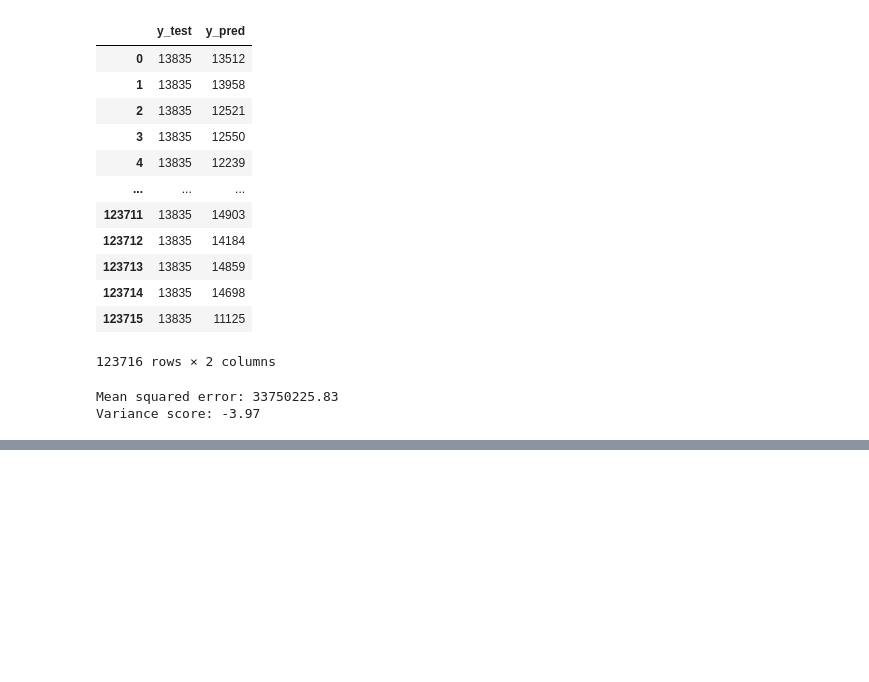
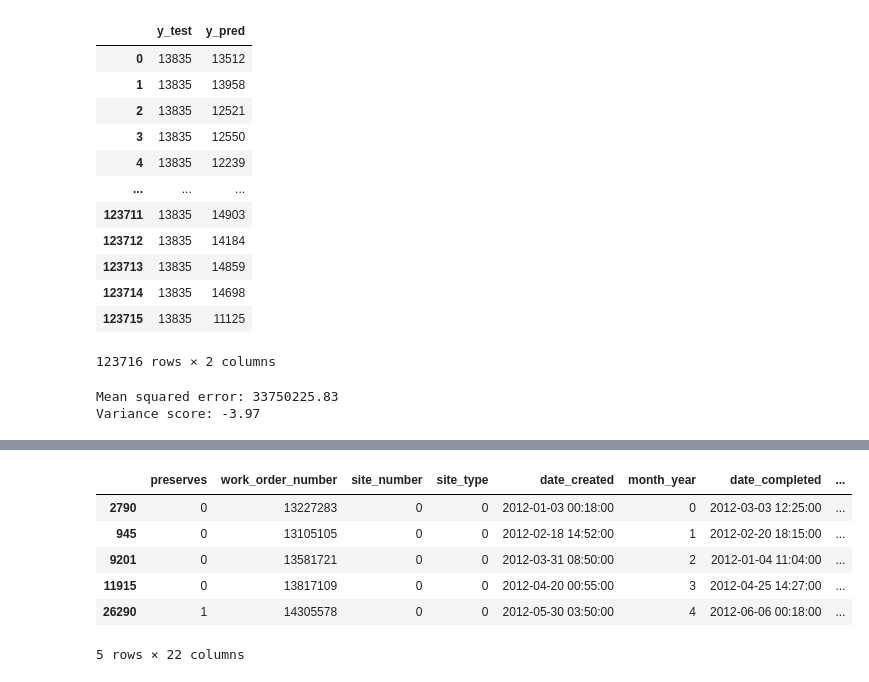
Before and after one commit to sergioduquem15/FINAL_PROJECT_DataMining, a Jupyter notebook: 3-prediction.ipynb, the cells around one changed output, grey strips where cells are left out. Cells and saved outputs as stored; diff of their text form; code cells hidden in the pictures; blank space fills up the shorter version.

```diff
--- a/3-prediction.ipynb
+++ b/3-prediction.ipynb
@@ -155,0 +174,12 @@ Variance score: -3.97
+# %%
+cat_columns = df_sample.select_dtypes(['object']).columns
+df_sample[cat_columns] = df_sample[cat_columns].apply(lambda x: pd.factorize(x)[0])
+df_sample.head()
+# %% [output]
+|  | preserves | work_order_number | site_number | site_type | date_created | month_year | date_completed | ... |
+| 2790 | 0 | 13227283 | 0 | 0 | 2012-01-03 00:18:00 | 0 | 2012-03-03 12:25:00 | ... |
+| 945 | 0 | 13105105 | 0 | 0 | 2012-02-18 14:52:00 | 1 | 2012-02-20 18:15:00 | ... |
+| 9201 | 0 | 13581721 | 0 | 0 | 2012-03-31 08:50:00 | 2 | 2012-01-04 11:04:00 | ... |
+| 11915 | 0 | 13817109 | 0 | 0 | 2012-04-20 00:55:00 | 3 | 2012-04-25 14:27:00 | ... |
+| 26290 | 1 | 14305578 | 0 | 0 | 2012-05-30 03:50:00 | 4 | 2012-06-06 00:18:00 | ... |
+5 rows × 22 columns
```
Also changed, not shown: parts of 19 cells of this notebook.
